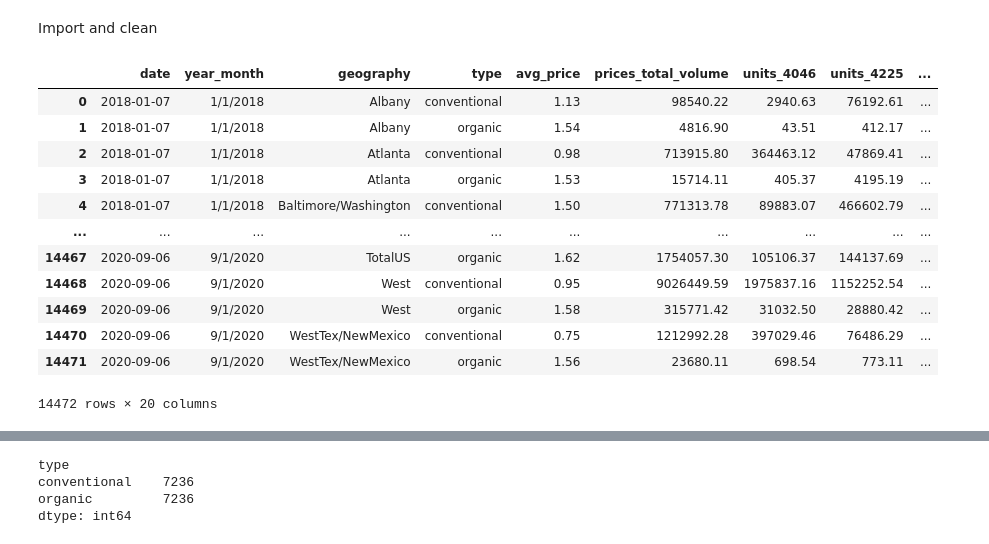
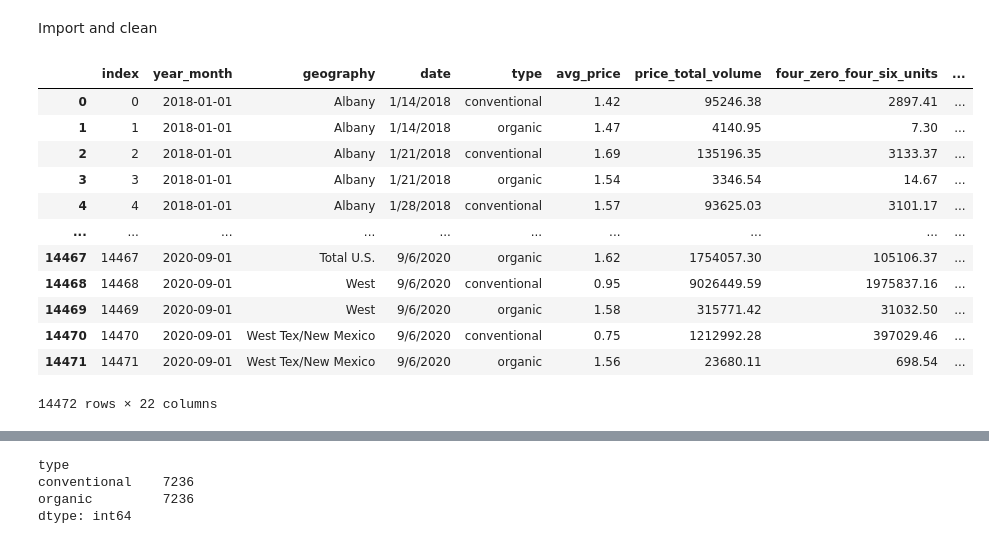
Before and after one commit to davidmcbee/Health_and_Avocados, a Jupyter notebook: LSTM_basic_regression_prices.ipynb, the cells around one changed output, grey strips where cells are left out. Drawn from its saved outputs; the diff is of its cells as text; code cells hidden in the pictures.

```diff
--- a/LSTM_basic_regression_prices.ipynb
+++ b/LSTM_basic_regression_prices.ipynb
@@ -15,24 +17,31 @@ from sklearn.metrics import mean_squared_error
-# %%
-# Import csv file prices_prod
-source_df = pd.read_csv('./Resources/prices_prod.csv', parse_dates=['date'], index_col= 'date' )
-source_df.reset_index(inplace=True)
-source_df.sort_index(inplace=True)
-source_df.head()
-source_df.dropna()
-# %% [output]
-|  | date | year_month | geography | type | avg_price | prices_total_volume | units_4046 | units_4225 | ... |
-| 0 | 2018-01-07 | 1/1/2018 | Albany | conventional | 1.13 | 98540.22 | 2940.63 | 76192.61 | ... |
-| 1 | 2018-01-07 | 1/1/2018 | Albany | organic | 1.54 | 4816.90 | 43.51 | 412.17 | ... |
-| 2 | 2018-01-07 | 1/1/2018 | Atlanta | conventional | 0.98 | 713915.80 | 364463.12 | 47869.41 | ... |
-| 3 | 2018-01-07 | 1/1/2018 | Atlanta | organic | 1.53 | 15714.11 | 405.37 | 4195.19 | ... |
-| 4 | 2018-01-07 | 1/1/2018 | Baltimore/Washington | conventional | 1.50 | 771313.78 | 89883.07 | 466602.79 | ... |
-| ... | ... | ... | ... | ... | ... | ... | ... | ... | ... |
-| 14467 | 2020-09-06 | 9/1/2020 | TotalUS | organic | 1.62 | 1754057.30 | 105106.37 | 144137.69 | ... |
-| 14468 | 2020-09-06 | 9/1/2020 | West | conventional | 0.95 | 9026449.59 | 1975837.16 | 1152252.54 | ... |
-| 14469 | 2020-09-06 | 9/1/2020 | West | organic | 1.58 | 315771.42 | 31032.50 | 28880.42 | ... |
-| 14470 | 2020-09-06 | 9/1/2020 | WestTex/NewMexico | conventional | 0.75 | 1212992.28 | 397029.46 | 76486.29 | ... |
-| 14471 | 2020-09-06 | 9/1/2020 | WestTex/NewMexico | organic | 1.56 | 23680.11 | 698.54 | 773.11 | ... |
-14472 rows × 20 columns
+# %%
+# get db server connection string
+db_string = f'postgres://postgres:{db_password}@127.0.0.1:5432/avocados'
+
+# Create db engine
+engine = create_engine(db_string)
+
+# Load avocado data set
+source_df = pd.read_sql_table('prices_prod', engine)
+
+
+source_df.reset_index(inplace=True)
+source_df.sort_index(inplace=True)
+source_df
+# %% [output]
+|  | index | year_month | geography | date | type | avg_price | price_total_volume | four_zero_four_six_units | ... |
+| 0 | 0 | 2018-01-01 | Albany | 1/14/2018 | conventional | 1.42 | 95246.38 | 2897.41 | ... |
+| 1 | 1 | 2018-01-01 | Albany | 1/14/2018 | organic | 1.47 | 4140.95 | 7.30 | ... |
+| 2 | 2 | 2018-01-01 | Albany | 1/21/2018 | conventional | 1.69 | 135196.35 | 3133.37 | ... |
+| 3 | 3 | 2018-01-01 | Albany | 1/21/2018 | organic | 1.54 | 3346.54 | 14.67 | ... |
+| 4 | 4 | 2018-01-01 | Albany | 1/28/2018 | conventional | 1.57 | 93625.03 | 3101.17 | ... |
+| ... | ... | ... | ... | ... | ... | ... | ... | ... | ... |
+| 14467 | 14467 | 2020-09-01 | Total U.S. | 9/6/2020 | organic | 1.62 | 1754057.30 | 105106.37 | ... |
+| 14468 | 14468 | 2020-09-01 | West | 9/6/2020 | conventional | 0.95 | 9026449.59 | 1975837.16 | ... |
+| 14469 | 14469 | 2020-09-01 | West | 9/6/2020 | organic | 1.58 | 315771.42 | 31032.50 | ... |
+| 14470 | 14470 | 2020-09-01 | West Tex/New Mexico | 9/6/2020 | conventional | 0.75 | 1212992.28 | 397029.46 | ... |
+| 14471 | 14471 | 2020-09-01 | West Tex/New Mexico | 9/6/2020 | organic | 1.56 | 23680.11 | 698.54 | ... |
+14472 rows × 22 columns
 # %%
 # Drop the non-beneficial columns, 'status' and 'prod'.
 source_df.drop(['year_month', 'status'],axis=1, inplace=True)
```
Also changed, not shown: parts of 21 cells of this notebook, 20 other files.
